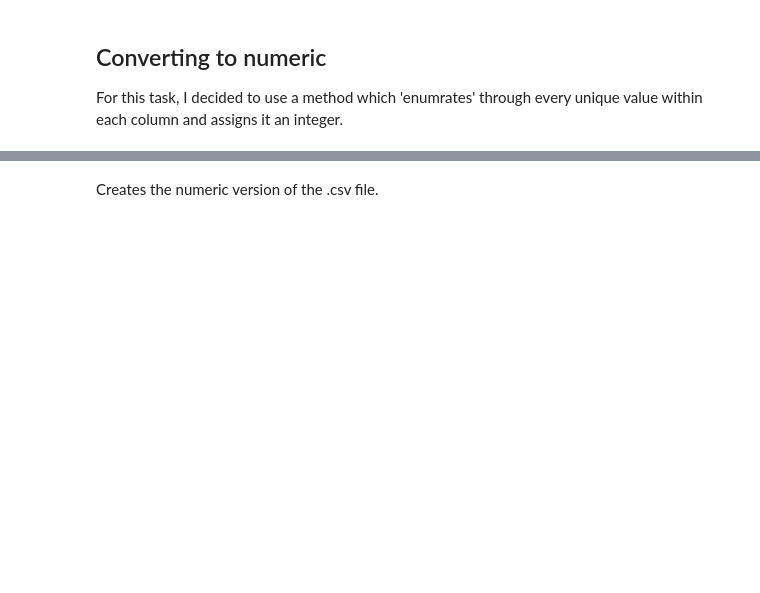
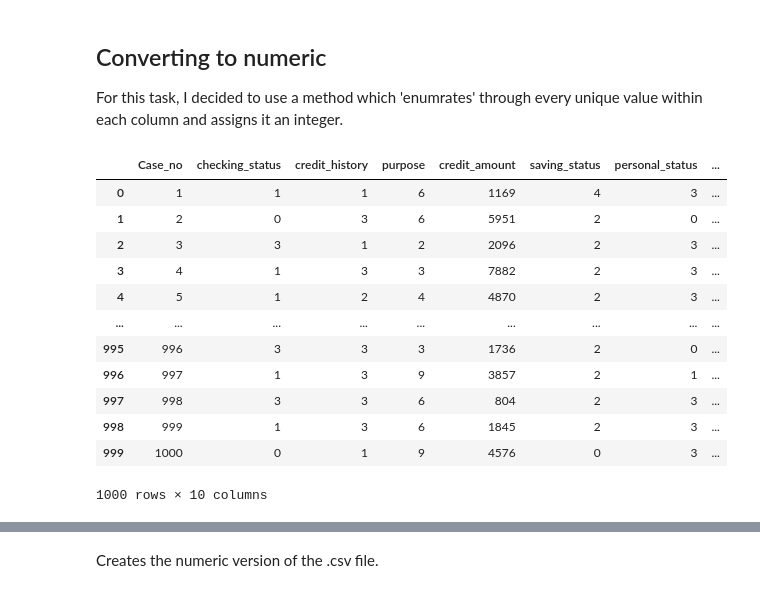
Before and after one commit to OliWoly/data-analytics-COURSEWORK, a Jupyter notebook: note.ipynb, the cells around one changed output, grey strips where cells are left out. Saved outputs shown, nothing was run; the diff lists cells and outputs as text; code cells hidden in the pictures; blank space fills up the shorter version.

```diff
--- a/note.ipynb
+++ b/note.ipynb
@@ -18,7 +39,32 @@ bar_width = 0.25
 # %% [markdown]
 ## Converting to numeric
 For this task, I decided to use a method which 'enumrates' through every unique value within each column and assigns it an integer.
+# %%
+# Have to create a copy of the dataframe using df.copy(),
+# otherwise the variable df_numeric would just end up pointing to df, instead of being separate.
+# This messed me up for a while as the rest of the program wouldn't work.
+df_numeric = df.copy()
 # %%
-numeric_full_data = df.copy()
-for col in numeric_full_data.columns:
-    numeric_full_data[col] = numeric_full_data[col].astype('category').cat.codes
+# Go through each column.
+for col in df_numeric.columns:
+    # Avoid the already numeric fields.
+    if col == 'Case_no' or col == 'credit_amount' or col == 'age':
+        continue
+    df_numeric[col] = df_numeric[col].astype('category').cat.codes
+
+# Show the work done.
+df_numeric
+# %% [output]
+|  | Case_no | checking_status | credit_history | purpose | credit_amount | saving_status | personal_status | ... |
+| 0 | 1 | 1 | 1 | 6 | 1169 | 4 | 3 | ... |
+| 1 | 2 | 0 | 3 | 6 | 5951 | 2 | 0 | ... |
+| 2 | 3 | 3 | 1 | 2 | 2096 | 2 | 3 | ... |
+| 3 | 4 | 1 | 3 | 3 | 7882 | 2 | 3 | ... |
+| 4 | 5 | 1 | 2 | 4 | 4870 | 2 | 3 | ... |
+| ... | ... | ... | ... | ... | ... | ... | ... | ... |
+| 995 | 996 | 3 | 3 | 3 | 1736 | 2 | 0 | ... |
+| 996 | 997 | 1 | 3 | 9 | 3857 | 2 | 1 | ... |
+| 997 | 998 | 3 | 3 | 6 | 804 | 2 | 3 | ... |
+| 998 | 999 | 1 | 3 | 6 | 1845 | 2 | 3 | ... |
+| 999 | 1000 | 0 | 1 | 9 | 4576 | 0 | 3 | ... |
+1000 rows × 10 columns
```
Also changed, not shown: parts of 37 cells of this notebook, 9 other files.
